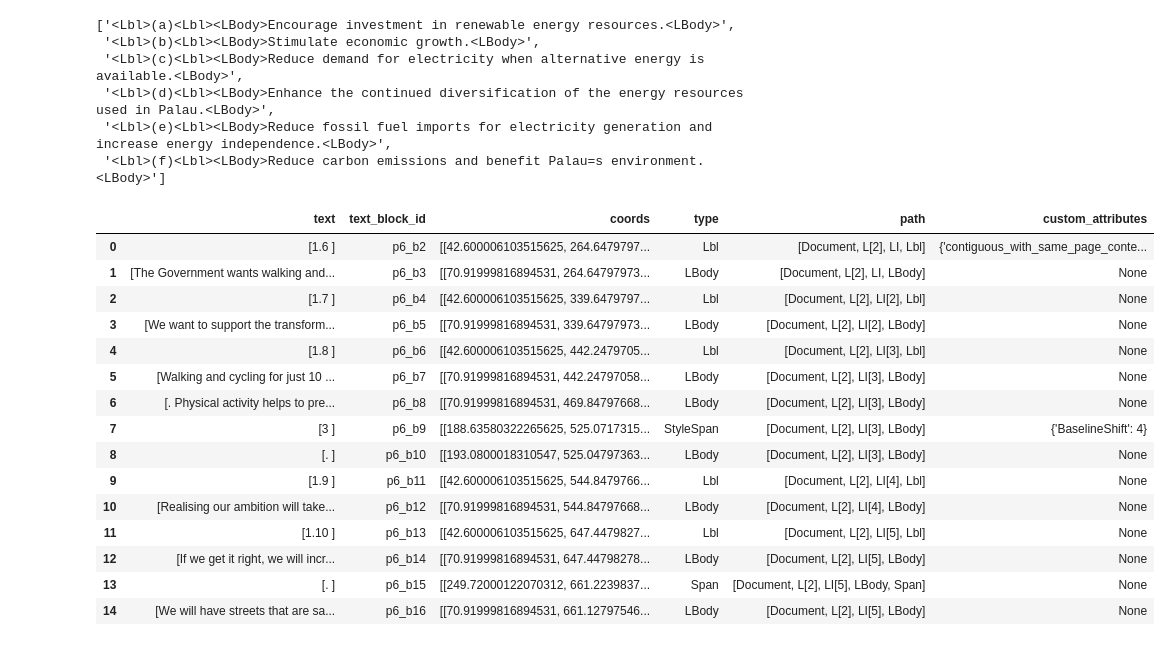
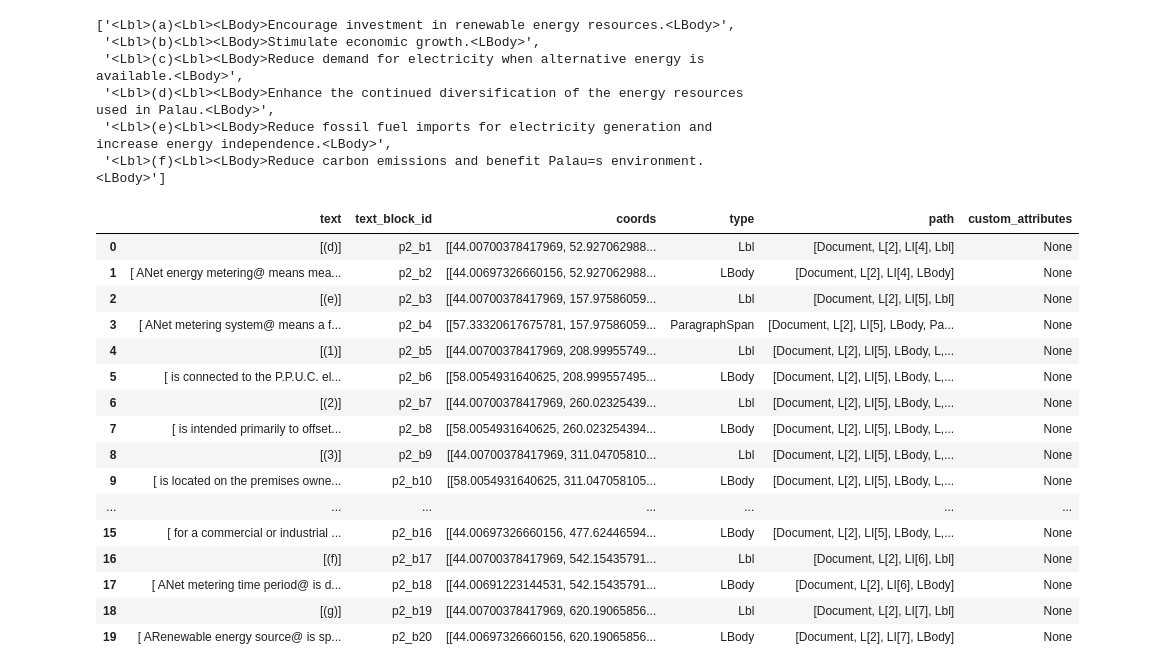
Before and after one commit to climatepolicyradar/navigator, a Jupyter notebook: pipeline/investigate_hyphen_wrapping.ipynb, the cells around one changed output. Cells and saved outputs as stored; diff of their text form; code cells hidden in the pictures.

```diff
--- a/pipeline/investigate_hyphen_wrapping.ipynb
+++ b/pipeline/investigate_hyphen_wrapping.ipynb
@@ -187,21 +189,22 @@ reformat_list(d)
  '<Lbl>(e)<Lbl><LBody>Reduce fossil fuel imports for electricity generation and increase energy independence.<LBody>',
  '<Lbl>(f)<Lbl><LBody>Reduce carbon emissions and benefit Palau=s environment.<LBody>']
 # %%
-pd.DataFrame(dd2)
+pd.DataFrame(d1)
 # %% [output]
 |  | text | text_block_id | coords | type | path | custom_attributes |
-| 0 | [1.6 ] | p6_b2 | [[42.600006103515625, 264.6479797... | Lbl | [Document, L[2], LI, Lbl] | {'contiguous_with_same_page_conte... |
-| 1 | [The Government wants walking and... | p6_b3 | [[70.91999816894531, 264.64797973... | LBody | [Document, L[2], LI, LBody] | None |
-| 2 | [1.7 ] | p6_b4 | [[42.600006103515625, 339.6479797... | Lbl | [Document, L[2], LI[2], Lbl] | None |
-| 3 | [We want to support the transform... | p6_b5 | [[70.91999816894531, 339.64797973... | LBody | [Document, L[2], LI[2], LBody] | None |
-| 4 | [1.8 ] | p6_b6 | [[42.600006103515625, 442.2479705... | Lbl | [Document, L[2], LI[3], Lbl] | None |
-| 5 | [Walking and cycling for just 10 ... | p6_b7 | [[70.91999816894531, 442.24797058... | LBody | [Document, L[2], LI[3], LBody] | None |
-| 6 | [. Physical activity helps to pre... | p6_b8 | [[70.91999816894531, 469.84797668... | LBody | [Document, L[2], LI[3], LBody] | None |
-| 7 | [3 ] | p6_b9 | [[188.63580322265625, 525.0717315... | StyleSpan | [Document, L[2], LI[3], LBody] | {'BaselineShift': 4} |
-| 8 | [. ] | p6_b10 | [[193.0800018310547, 525.04797363... | LBody | [Document, L[2], LI[3], LBody] | None |
-| 9 | [1.9 ] | p6_b11 | [[42.600006103515625, 544.8479766... | Lbl | [Document, L[2], LI[4], Lbl] | None |
-| 10 | [Realising our ambition will take... | p6_b12 | [[70.91999816894531, 544.84797668... | LBody | [Document, L[2], LI[4], LBody] | None |
-| 11 | [1.10 ] | p6_b13 | [[42.600006103515625, 647.4479827... | Lbl | [Document, L[2], LI[5], Lbl] | None |
-| 12 | [If we get it right, we will incr... | p6_b14 | [[70.91999816894531, 647.44798278... | LBody | [Document, L[2], LI[5], LBody] | None |
-| 13 | [. ] | p6_b15 | [[249.72000122070312, 661.2239837... | Span | [Document, L[2], LI[5], LBody, Span] | None |
-| 14 | [We will have streets that are sa... | p6_b16 | [[70.91999816894531, 661.12797546... | LBody | [Document, L[2], LI[5], LBody] | None |
+| 0 | [(d)] | p2_b1 | [[44.00700378417969, 52.927062988... | Lbl | [Document, L[2], LI[4], Lbl] | None |
+| 1 | [ ANet energy metering@ means mea... | p2_b2 | [[44.00697326660156, 52.927062988... | LBody | [Document, L[2], LI[4], LBody] | None |
+| 2 | [(e)] | p2_b3 | [[44.00700378417969, 157.97586059... | Lbl | [Document, L[2], LI[5], Lbl] | None |
+| 3 | [ ANet metering system@ means a f... | p2_b4 | [[57.33320617675781, 157.97586059... | ParagraphSpan | [Document, L[2], LI[5], LBody, Pa... | None |
+| 4 | [(1)] | p2_b5 | [[44.00700378417969, 208.99955749... | Lbl | [Document, L[2], LI[5], LBody, L,... | None |
+| 5 | [ is connected to the P.P.U.C. el... | p2_b6 | [[58.0054931640625, 208.999557495... | LBody | [Document, L[2], LI[5], LBody, L,... | None |
+| 6 | [(2)] | p2_b7 | [[44.00700378417969, 260.02325439... | Lbl | [Document, L[2], LI[5], LBody, L,... | None |
+| 7 | [ is intended primarily to offset... | p2_b8 | [[58.0054931640625, 260.023254394... | LBody | [Document, L[2], LI[5], LBody, L,... | None |
+| 8 | [(3)] | p2_b9 | [[44.00700378417969, 311.04705810... | Lbl | [Document, L[2], LI[5], LBody, L,... | None |
+| 9 | [ is located on the premises owne... | p2_b10 | [[58.0054931640625, 311.047058105... | LBody | [Document, L[2], LI[5], LBody, L,... | None |
+| ... | ... | ... | ... | ... | ... | ... |
+| 15 | [ for a commercial or industrial ... | p2_b16 | [[44.00697326660156, 477.62446594... | LBody | [Document, L[2], LI[5], LBody, L,... | None |
+| 16 | [(f)] | p2_b17 | [[44.00700378417969, 542.15435791... | Lbl | [Document, L[2], LI[6], Lbl] | None |
+| 17 | [ ANet metering time period@ is d... | p2_b18 | [[44.00691223144531, 542.15435791... | LBody | [Document, L[2], LI[6], LBody] | None |
+| 18 | [(g)] | p2_b19 | [[44.00700378417969, 620.19065856... | Lbl | [Document, L[2], LI[7], Lbl] | None |
+| 19 | [ ARenewable energy source@ is sp... | p2_b20 | [[44.00697326660156, 620.19065856... | LBody | [Document, L[2], LI[7], LBody] | None |
```
Also changed, not shown: parts of 16 cells of this notebook, 1 other file.
